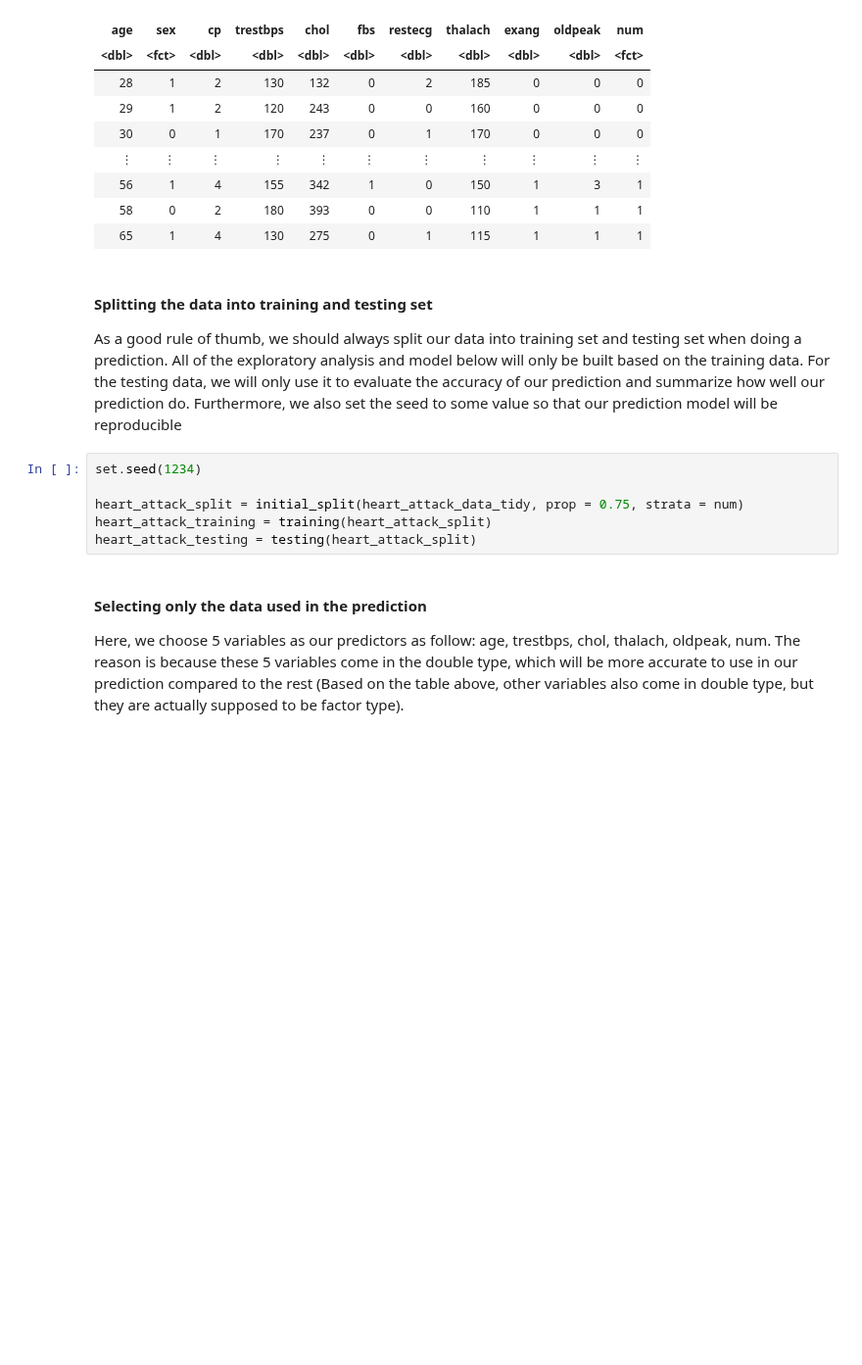
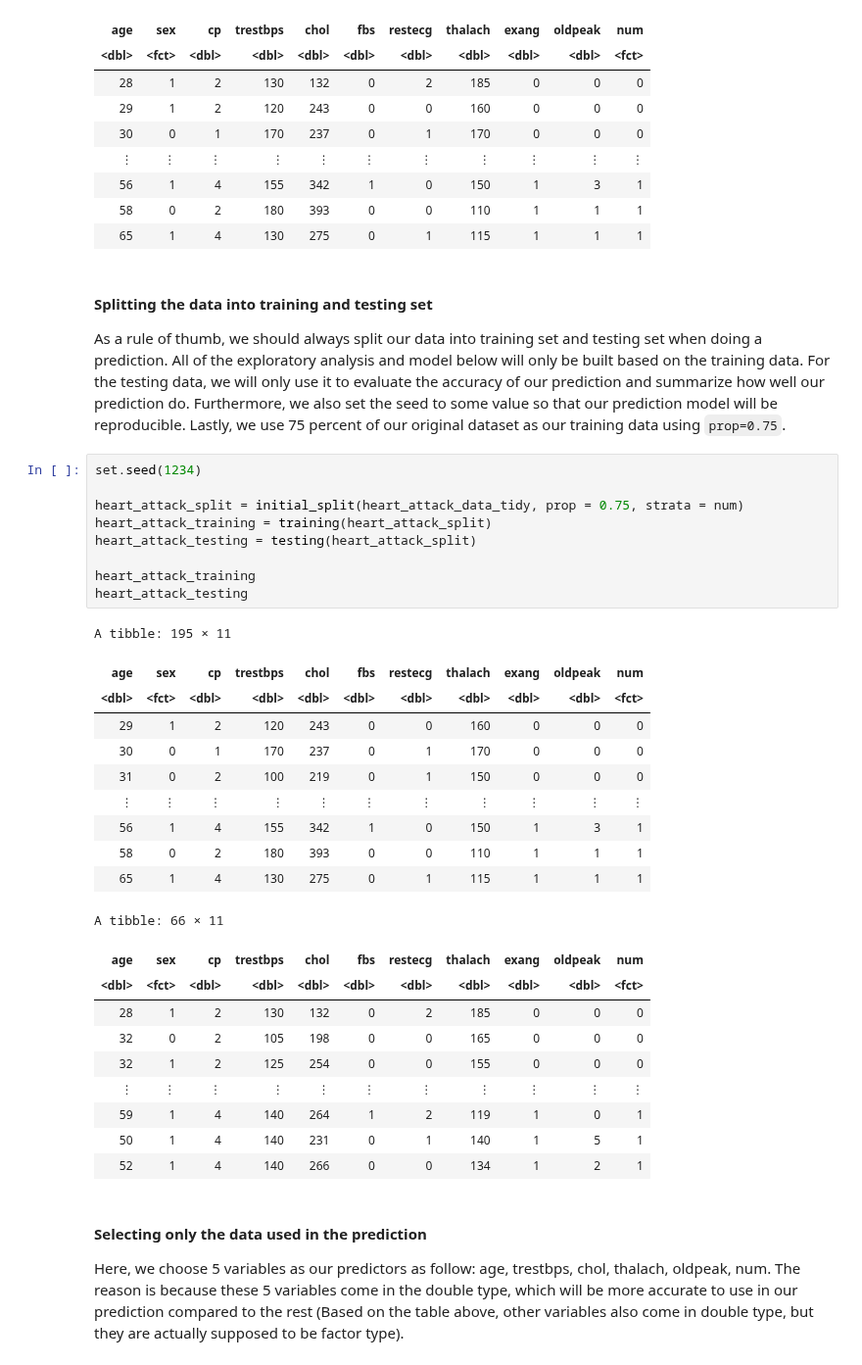
Before and after one commit to RichardAdhika22/heart_attack_prediction_knn, a Jupyter notebook: Group_project_report.ipynb, the cells around one changed output. Shown at 98% size. Cells and saved outputs as stored; diff of their text form; blank space fills up the shorter version.

```diff
--- a/Group_project_report.ipynb
+++ b/Group_project_report.ipynb
@@ -57,13 +57,37 @@ A tibble: 261 × 11
 # %% [markdown]
 #### Splitting the data into training and testing set
 
-As a good rule of thumb, we should always split our data into training set and testing set when doing a prediction. All of the exploratory analysis and model below will only be built based on the training data. For the testing data, we will only use it to evaluate the accuracy of our prediction and summarize how well our prediction do. Furthermore, we also set the seed to some value so that our prediction model will be reproducible
+As a rule of thumb, we should always split our data into training set and testing set when doing a prediction. All of the exploratory analysis and model below will only be built based on the training data. For the testing data, we will only use it to evaluate the accuracy of our prediction and summarize how well our prediction do. Furthermore, we also set the seed to some value so that our prediction model will be reproducible. Lastly, we use 75 percent of our original dataset as our training data using `prop=0.75`.
 # %%
 set.seed(1234)
 
 heart_attack_split = initial_split(heart_attack_data_tidy, prop = 0.75, strata = num)
 heart_attack_training = training(heart_attack_split)
 heart_attack_testing = testing(heart_attack_split)
+
+heart_attack_training
+heart_attack_testing
+# %% [output]
+A tibble: 195 × 11
+| age | sex | cp | trestbps | chol | fbs | restecg | thalach | exang | oldpeak | num |
+| <dbl> | <fct> | <dbl> | <dbl> | <dbl> | <dbl> | <dbl> | <dbl> | <dbl> | <dbl> | <fct> |
+| 29 | 1 | 2 | 120 | 243 | 0 | 0 | 160 | 0 | 0 | 0 |
+| 30 | 0 | 1 | 170 | 237 | 0 | 1 | 170 | 0 | 0 | 0 |
+| 31 | 0 | 2 | 100 | 219 | 0 | 1 | 150 | 0 | 0 | 0 |
+| ⋮ | ⋮ | ⋮ | ⋮ | ⋮ | ⋮ | ⋮ | ⋮ | ⋮ | ⋮ | ⋮ |
+| 56 | 1 | 4 | 155 | 342 | 1 | 0 | 150 | 1 | 3 | 1 |
+| 58 | 0 | 2 | 180 | 393 | 0 | 0 | 110 | 1 | 1 | 1 |
+| 65 | 1 | 4 | 130 | 275 | 0 | 1 | 115 | 1 | 1 | 1 |
+A tibble: 66 × 11
+| age | sex | cp | trestbps | chol | fbs | restecg | thalach | exang | oldpeak | num |
+| <dbl> | <fct> | <dbl> | <dbl> | <dbl> | <dbl> | <dbl> | <dbl> | <dbl> | <dbl> | <fct> |
+| 28 | 1 | 2 | 130 | 132 | 0 | 2 | 185 | 0 | 0 | 0 |
+| 32 | 0 | 2 | 105 | 198 | 0 | 0 | 165 | 0 | 0 | 0 |
+| 32 | 1 | 2 | 125 | 254 | 0 | 0 | 155 | 0 | 0 | 0 |
+| ⋮ | ⋮ | ⋮ | ⋮ | ⋮ | ⋮ | ⋮ | ⋮ | ⋮ | ⋮ | ⋮ |
+| 59 | 1 | 4 | 140 | 264 | 1 | 2 | 119 | 1 | 0 | 1 |
+| 50 | 1 | 4 | 140 | 231 | 0 | 1 | 140 | 1 | 5 | 1 |
+| 52 | 1 | 4 | 140 | 266 | 0 | 0 | 134 | 1 | 2 | 1 |
 # %% [markdown]
 #### Selecting only the data used in the prediction
 
```
Also changed, not shown: parts of 7 cells of this notebook.
